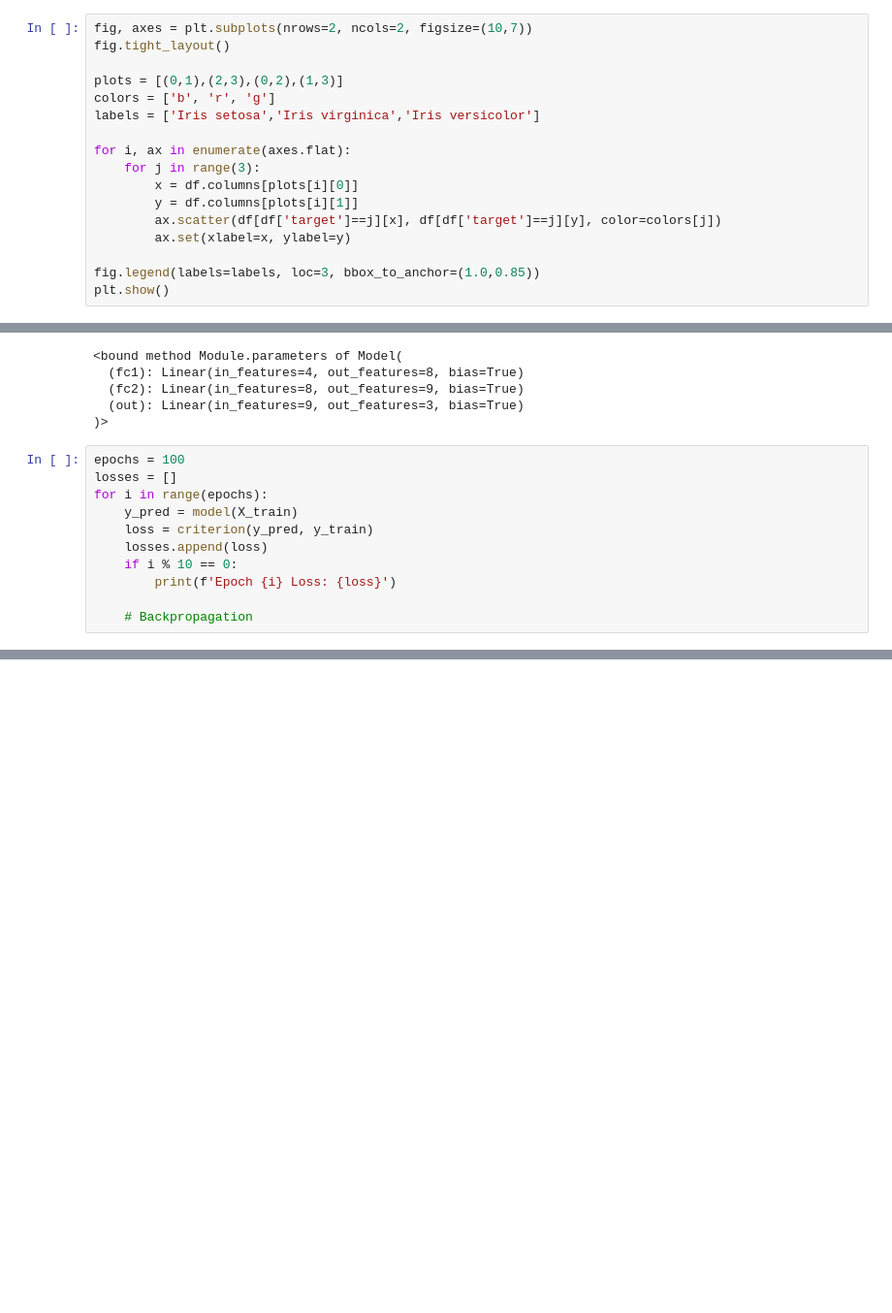
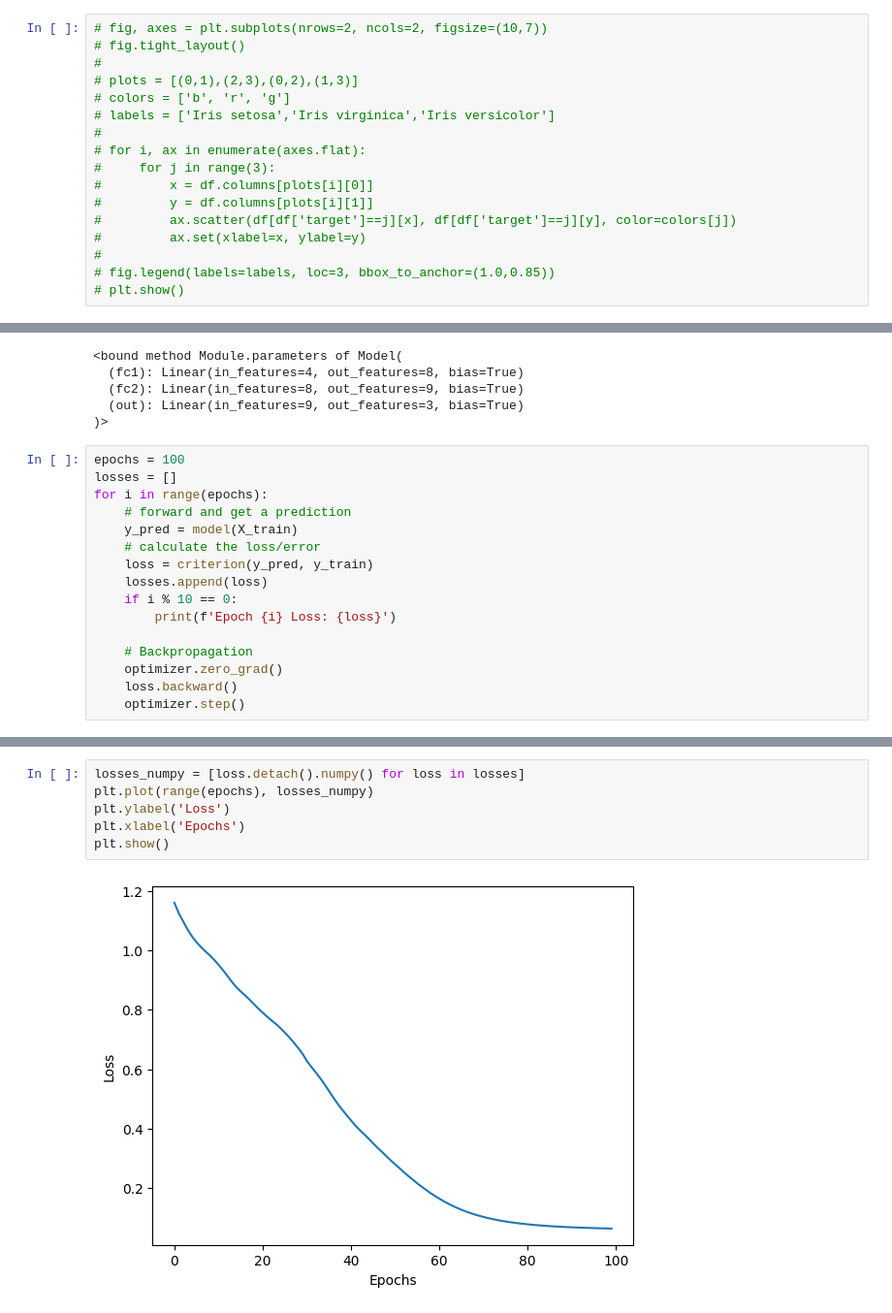
Before and after one commit to arun-lalithambaran/ai_learning, a Jupyter notebook: basic_neural_netork.ipynb, the cells around one changed output, grey strips where cells are left out. Shown at 97% size. Saved outputs shown, nothing was run; the diff lists cells and outputs as text; blank space fills up the shorter version.

```diff
--- a/basic_neural_netork.ipynb
+++ b/basic_neural_netork.ipynb
@@ -42,19 +42,19 @@ df.tail()
 | 148 | 6.2 | 3.4 | 5.4 | 2.3 | 2.0 |
 | 149 | 5.9 | 3.0 | 5.1 | 1.8 | 2.0 |
 # %%
-fig, axes = plt.subplots(nrows=2, ncols=2, figsize=(10,7))
-fig.tight_layout()
-
-plots = [(0,1),(2,3),(0,2),(1,3)]
-colors = ['b', 'r', 'g']
-labels = ['Iris setosa','Iris virginica','Iris versicolor']
-
-for i, ax in enumerate(axes.flat):
-    for j in range(3):
-        x = df.columns[plots[i][0]]
-        y = df.columns[plots[i][1]]
-        ax.scatter(df[df['target']==j][x], df[df['target']==j][y], color=colors[j])
-        ax.set(xlabel=x, ylabel=y)
-
-fig.legend(labels=labels, loc=3, bbox_to_anchor=(1.0,0.85))
-plt.show()
+# fig, axes = plt.subplots(nrows=2, ncols=2, figsize=(10,7))
+# fig.tight_layout()
+#
+# plots = [(0,1),(2,3),(0,2),(1,3)]
+# colors = ['b', 'r', 'g']
+# labels = ['Iris setosa','Iris virginica','Iris versicolor']
+#
+# for i, ax in enumerate(axes.flat):
+#     for j in range(3):
+#         x = df.columns[plots[i][0]]
+#         y = df.columns[plots[i][1]]
+#         ax.scatter(df[df['target']==j][x], df[df['target']==j][y], color=colors[j])
+#         ax.set(xlabel=x, ylabel=y)
+#
+# fig.legend(labels=labels, loc=3, bbox_to_anchor=(1.0,0.85))
+# plt.show()
@@ -112,12 +110,17 @@ model.parameters
 epochs = 100
 losses = []
 for i in range(epochs):
+    # forward and get a prediction
     y_pred = model(X_train)
+    # calculate the loss/error
     loss = criterion(y_pred, y_train)
     losses.append(loss)
     if i % 10 == 0:
         print(f'Epoch {i} Loss: {loss}')
 
     # Backpropagation
+    optimizer.zero_grad()
+    loss.backward()
+    optimizer.step()
 # %% [output]
 Epoch 0 Loss: 1.1609848737716675
@@ -132,0 +136,8 @@ Epoch 90 Loss: 1.1609848737716675
+# %%
+losses_numpy = [loss.detach().numpy() for loss in losses]
+plt.plot(range(epochs), losses_numpy)
+plt.ylabel('Loss')
+plt.xlabel('Epochs')
+plt.show()
+# %% [output]
+[figure, added]
```
Also changed, not shown: parts of 4 cells of this notebook.
